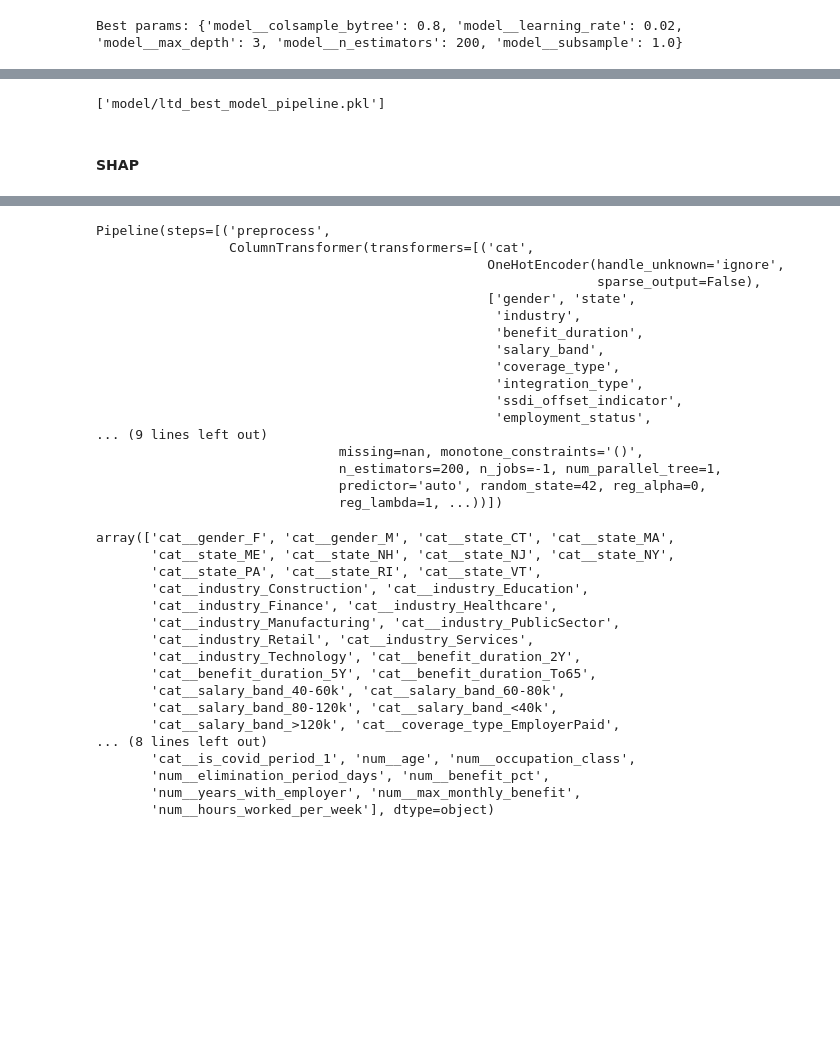
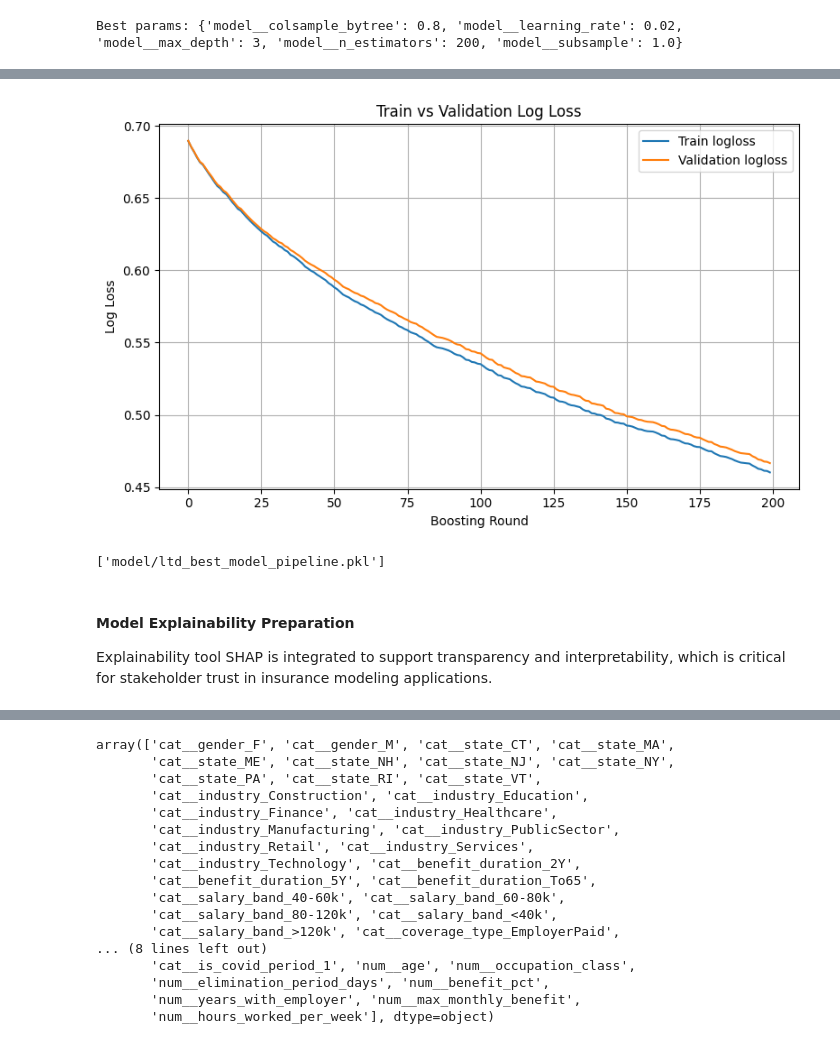
Before and after one commit to rhythm-billore/ltd-insurance-claim-prediction, a Jupyter notebook: best_model.ipynb, the cells around one changed output, grey strips where cells are left out. Cells and saved outputs as stored; diff of their text form; code cells hidden in the pictures; blank space fills up the shorter version.

```diff
--- a/best_model.ipynb
+++ b/best_model.ipynb
@@ -185,33 +264,48 @@ Confusion matrix:
+# %%
+xgb_model = best_clf.named_steps["model"]
+
+# Make sure evals_result_ exists (it will if we pass eval_set below)
+# So we refit ONCE with an eval_set to capture training history.
+
+# Get preprocessed matrices so XGBoost can evaluate properly
+X_train_prep = best_clf.named_steps["preprocess"].transform(X_train)
+X_test_prep  = best_clf.named_steps["preprocess"].transform(X_test)
+
+# Refit model on preprocessed data with eval_set to record losses
+xgb_model.fit(
+    X_train_prep, y_train,
+    eval_set=[(X_train_prep, y_train), (X_test_prep, y_test)],
+    verbose=False
+)
+
+results = xgb_model.evals_result()
+train_loss = results["validation_0"]["logloss"]
+val_loss   = results["validation_1"]["logloss"]
+
+plt.figure(figsize=(8, 5))
+plt.plot(train_loss, label="Train logloss")
+plt.plot(val_loss, label="Validation logloss")
+plt.xlabel("Boosting Round")
+plt.ylabel("Log Loss")
+plt.title("Train vs Validation Log Loss")
+plt.legend()
+plt.grid(True)
+plt.tight_layout()
+plt.show()
+# %% [output]
+[figure, added]
 # %%
 joblib.dump(best_clf, "model/ltd_best_model_pipeline.pkl")
 # %% [output]
 ['model/ltd_best_model_pipeline.pkl']
 # %% [markdown]
-#### SHAP
+#### Model Explainability Preparation
+
+Explainability tool SHAP is integrated to support transparency and interpretability, which is critical for stakeholder trust in insurance modeling applications.
 # %%
 shap.initjs()
 # %% [output]
 [interactive output not drawn]
-# %%
-best_clf
-# %% [output]
-Pipeline(steps=[('preprocess',
-                 ColumnTransformer(transformers=[('cat',
-                                                  OneHotEncoder(handle_unknown='ignore',
-                                                                sparse_output=False),
-                                                  ['gender', 'state',
-                                                   'industry',
-                                                   'benefit_duration',
-                                                   'salary_band',
-                                                   'coverage_type',
-                                                   'integration_type',
-                                                   'ssdi_offset_indicator',
-                                                   'employment_status',
-... (9 lines left out)
-                               missing=nan, monotone_constraints='()',
-                               n_estimators=200, n_jobs=-1, num_parallel_tree=1,
-                               predictor='auto', random_state=42, reg_alpha=0,
-                               reg_lambda=1, ...))])
 # %%
 preprocess = best_clf.named_steps["preprocess"]
 xgb_model = best_clf.named_steps["model"]
```
Also changed, not shown: parts of 20 cells of this notebook, 13 other files.
